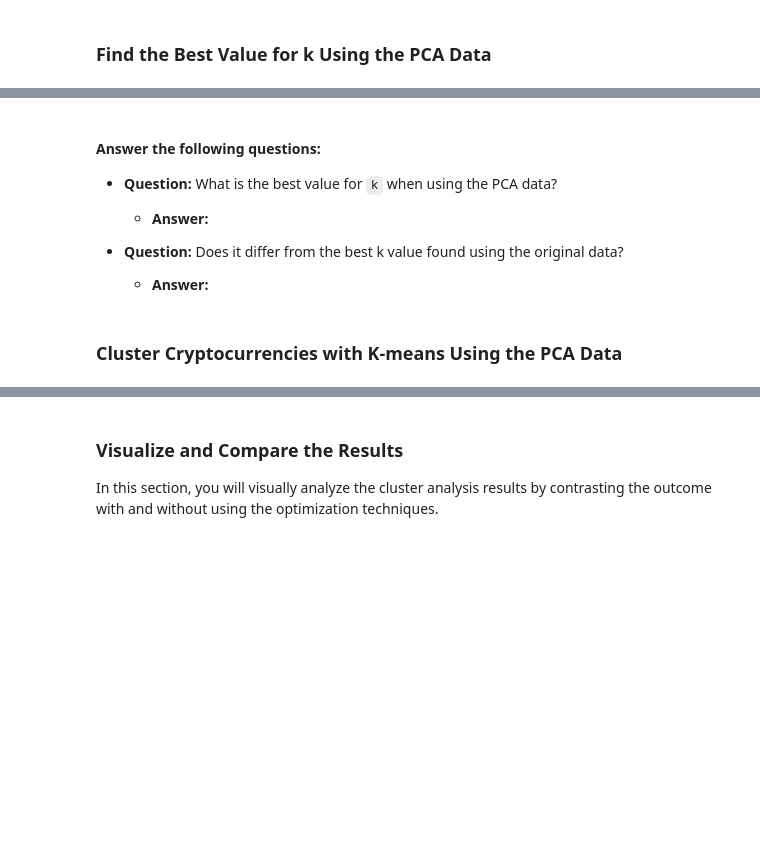
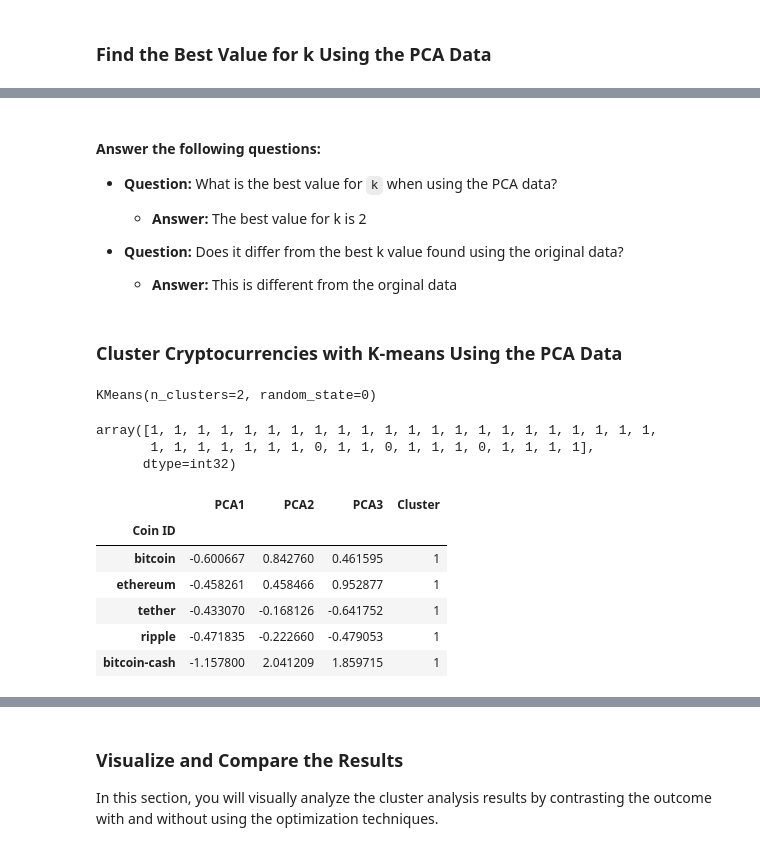
Before and after one commit to ArmsOfAlbert/CryptoClustering, a Jupyter notebook: Crypto_Clustering.ipynb, the cells around one changed output, grey strips where cells are left out. Drawn from its saved outputs; the diff is of its cells as text; code cells hidden in the pictures; blank space fills up the shorter version.

```diff
--- a/Crypto_Clustering.ipynb
+++ b/Crypto_Clustering.ipynb
@@ -165,5 +252,6 @@ print(df_market_data.head())
 # %%
 # Create an empty list to store the inertia values
+inertia = []
 
 
 # Create a for loop to compute the inertia with each possible value of k
@@ -171,5 +259,9 @@ print(df_market_data.head())
 # 1. Create a KMeans model using the loop counter for the n_clusters
 # 2. Fit the model to the data using `df_market_data_pca`
 # 3. Append the model.inertia_ to the inertia list
+for i in k:
+    k_model = KMeans(n_clusters=i, random_state=1)
+    k_model.fit(df_market_data_pca)
+    inertia.append(k_model.inertia_)
 # %%
 # Create a dictionary with the data to plot the Elbow curve
@@ -183,30 +286,49 @@ print(df_market_data.head())
 
 * **Question:** What is the best value for `k` when using the PCA data?
 
-  * **Answer:**
+  * **Answer:** The best value for k is 2
 
 
 * **Question:** Does it differ from the best k value found using the original data?
 
-  * **Answer:**
+  * **Answer:** This is different from the orginal data
 # %% [markdown]
 ### Cluster Cryptocurrencies with K-means Using the PCA Data
 # %%
 # Initialize the K-Means model using the best value for k
+model = KMeans(n_clusters=2, random_state=0)
 # %%
 # Fit the K-Means model using the PCA data
+model.fit(df_market_data_pca)
+# %% [output]
+KMeans(n_clusters=2, random_state=0)
 # %%
 # Predict the clusters to group the cryptocurrencies using the PCA data
+k_2 = model.predict(df_market_data_pca)
 
 # Print the resulting array of cluster values.
+k_2
+# %% [output]
+array([1, 1, 1, 1, 1, 1, 1, 1, 1, 1, 1, 1, 1, 1, 1, 1, 1, 1, 1, 1, 1, 1,
+       1, 1, 1, 1, 1, 1, 1, 0, 1, 1, 0, 1, 1, 1, 0, 1, 1, 1, 1],
+      dtype=int32)
 # %%
 # Create a copy of the DataFrame with the PCA data
-
+df_market_data_pca_predictions = df_market_data_pca.copy()
 
 # Add a new column to the DataFrame with the predicted clusters
-
+df_market_data_pca_predictions["Cluster"]= k_2
 
 # Display sample data
+df_market_data_pca_predictions.head()
+# %% [output]
+|  | PCA1 | PCA2 | PCA3 | Cluster |
+| Coin ID |  |  |  |  |
+| bitcoin | -0.600667 | 0.842760 | 0.461595 | 1 |
+| ethereum | -0.458261 | 0.458466 | 0.952877 | 1 |
+| tether | -0.433070 | -0.168126 | -0.641752 | 1 |
+| ripple | -0.471835 | -0.222660 | -0.479053 | 1 |
+| bitcoin-cash | -1.157800 | 2.041209 | 1.859715 | 1 |
 # %%
 # Create a scatter plot using hvPlot by setting
 # `x="PC1"` and `y="PC2"`.
```
Also changed, not shown: parts of 27 cells of this notebook.
